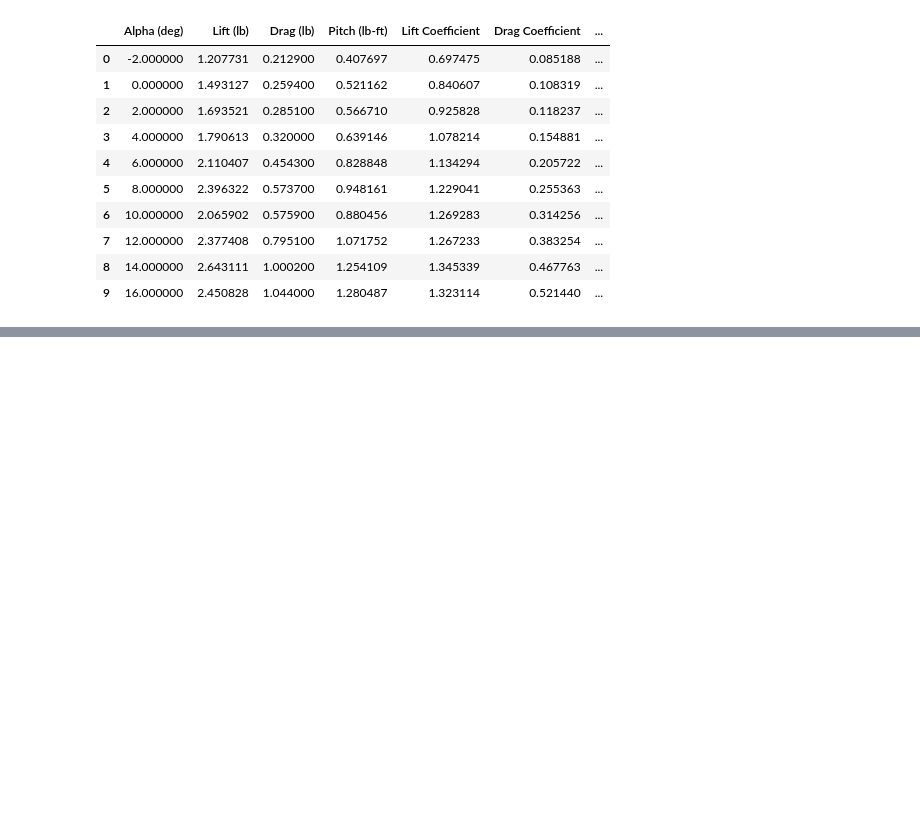
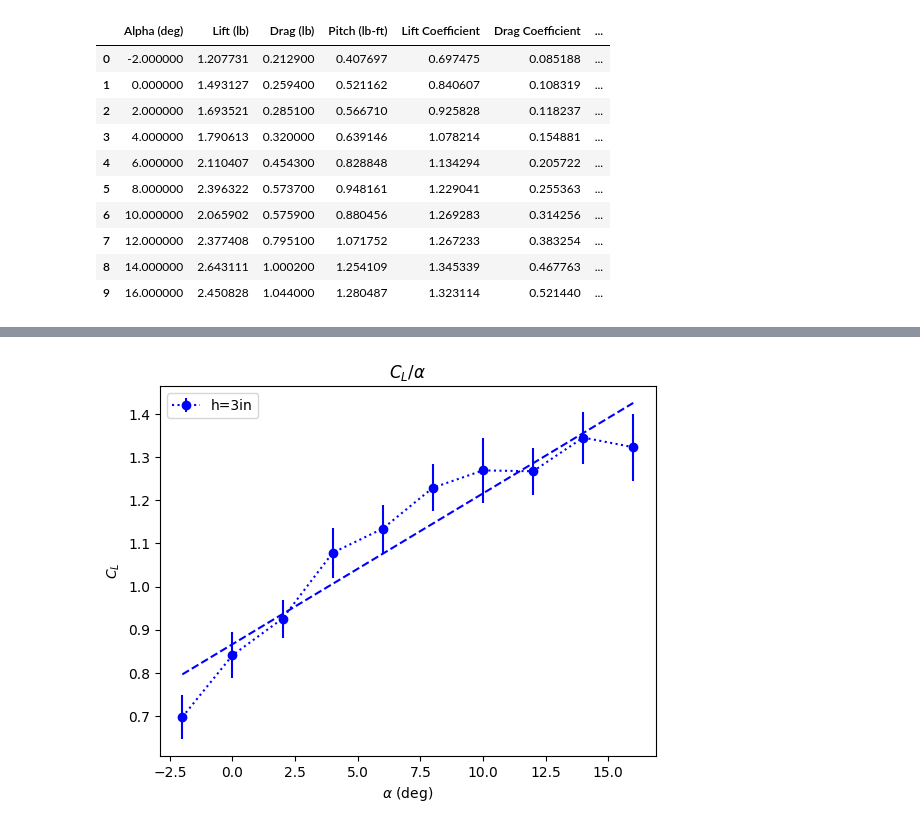
Before and after one commit to CthulhuWorshippr/ExperimentalMethods, a Jupyter notebook: finalAnalysis.ipynb, the cells around one changed output, grey strips where cells are left out. Drawn from its saved outputs; the diff is of its cells as text; code cells hidden in the pictures; blank space fills up the shorter version.

```diff
--- a/finalAnalysis.ipynb
+++ b/finalAnalysis.ipynb
@@ -394,0 +477,11 @@ run_2.style.hide(
+# %%
+fig, ax = plt.subplots()
+ax.set_xlabel("$\\alpha$ (deg)")
+ax.set_ylabel("$C_L$")
+ax.set_title("$C_L / \\alpha$")
+line_1 = ax.errorbar(run_2_sorted["AOA"], run_2_sorted.lift_coefficient, run_2_sorted["LUncertainty"], fmt= "bo:")
+line_1.set_label("h=3in")
+line_2 = ax.plot(run_2_sorted["AOA"], regression2[0]*run_2_sorted["AOA"] + regression2[1], color= 'blue', linestyle='--')
+_ =  ax.legend()
+# %% [output]
+[figure, added]
```
Also changed, not shown: parts of 7 cells of this notebook.
